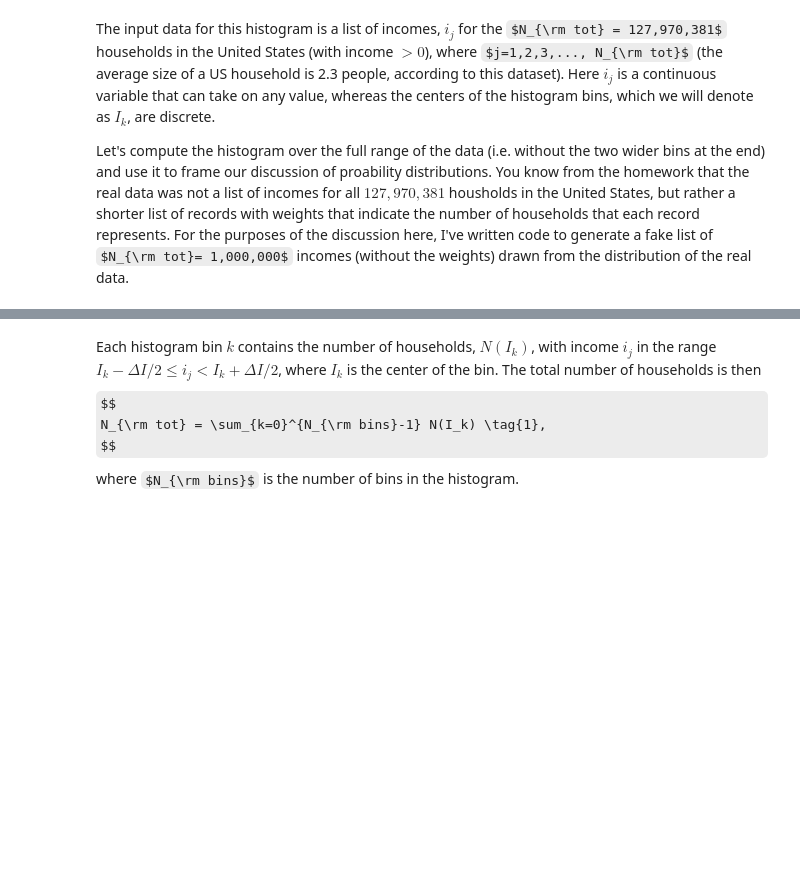
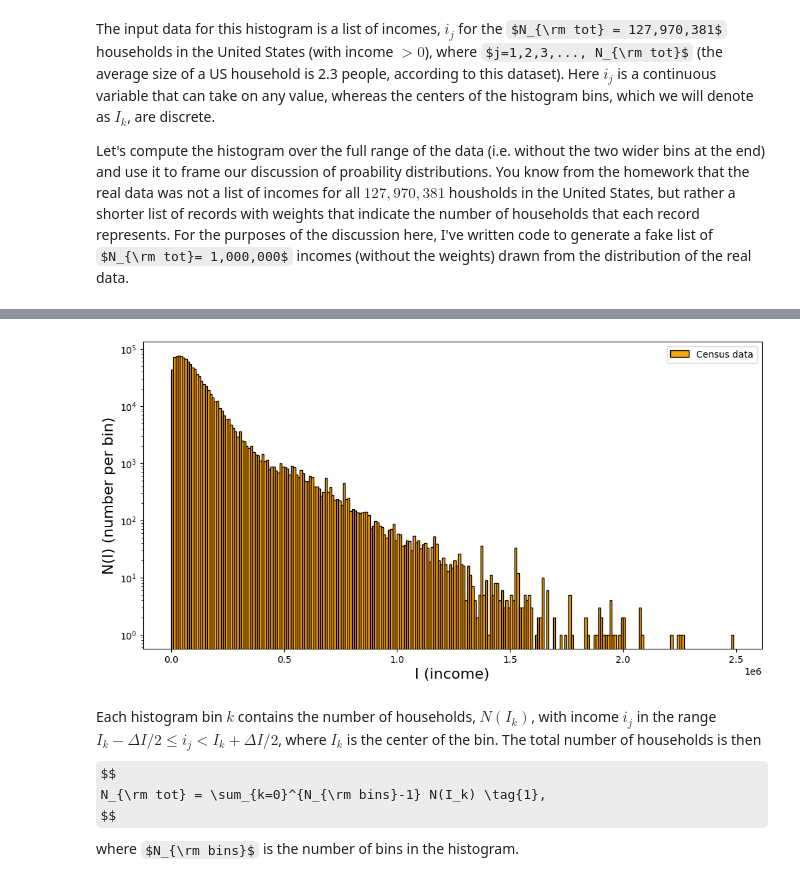
Before and after one commit to enigma-igm/Phys29, a Jupyter notebook: Phys29/lectures/Week7/01_probability.ipynb, the cells around one changed output, grey strips where cells are left out. Cells and saved outputs as stored; diff of their text form; code cells hidden in the pictures; some formulas as TeX source; blank space fills up the shorter version.

```diff
--- a/Phys29/lectures/Week7/01_probability.ipynb
+++ b/Phys29/lectures/Week7/01_probability.ipynb
@@ -37,20 +41,22 @@ print(N_tot)
 # %%
 from matplotlib import pyplot as plt
 # Construct the bins
 bin_width = 10000
 # Maximum value is 2,481,200, so go up to 2.5 million
 I_edges = np.arange(0, 2500000, bin_width)
 
 # Compute the histogram. Use the weights argument given how the census data is provided.
 N_of_I, _ = np.histogram(incomes, bins=I_edges)
 I_centers = (I_edges[1:] + I_edges[:-1])/2
 
 fig, ax = plt.subplots(figsize=(12, 6))
-ax.bar(I_edges[:-1], N_of_I, width=np.diff(I_edges), align='edge', color='orange', alpha=1.0, edgecolor='black', zorder=10)
+ax.bar(I_edges[:-1], N_of_I, width=np.diff(I_edges), align='edge', color='orange', alpha=1.0, edgecolor='black', zorder=10, label='Census data')
 plt.xlabel('I (income)', fontsize=16)
 plt.ylabel('N(I) (number per bin)', fontsize=16)
-
+plt.legend()
 plt.yscale('log')
+# %% [output]
+[figure, added]
 # %% [markdown]
 Each histogram bin $k$ contains the number of households, $N(I_k)$, with income $i_j$ in the range $I_k - \Delta I/2 \leq i_j < I_k + \Delta I/2$, where $I_k$ is the center of the bin. The total number of households is then
 <a id='eqn:N_tot'></a>
```
Also changed, not shown: parts of 15 cells of this notebook, 1 other file.
